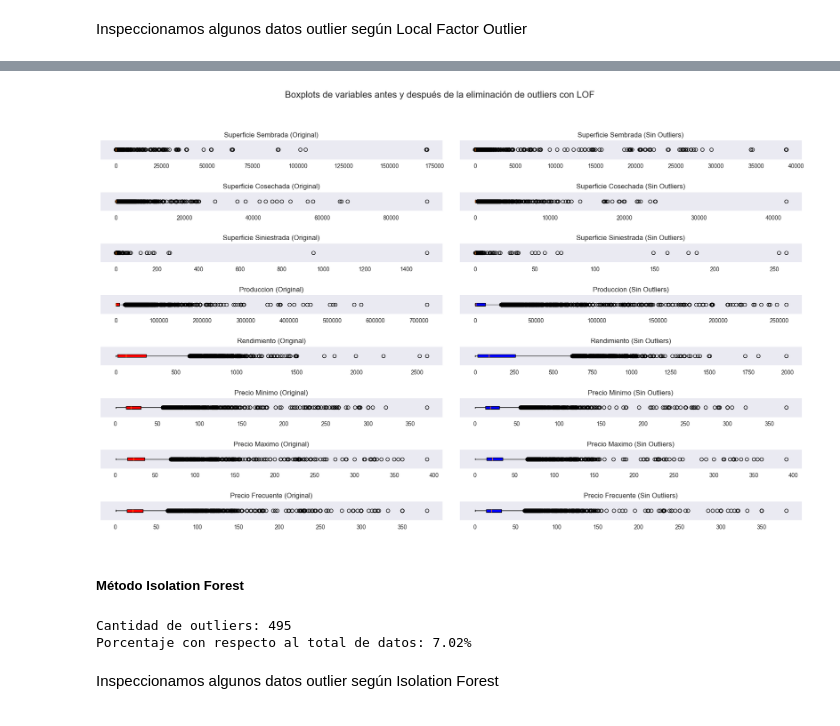
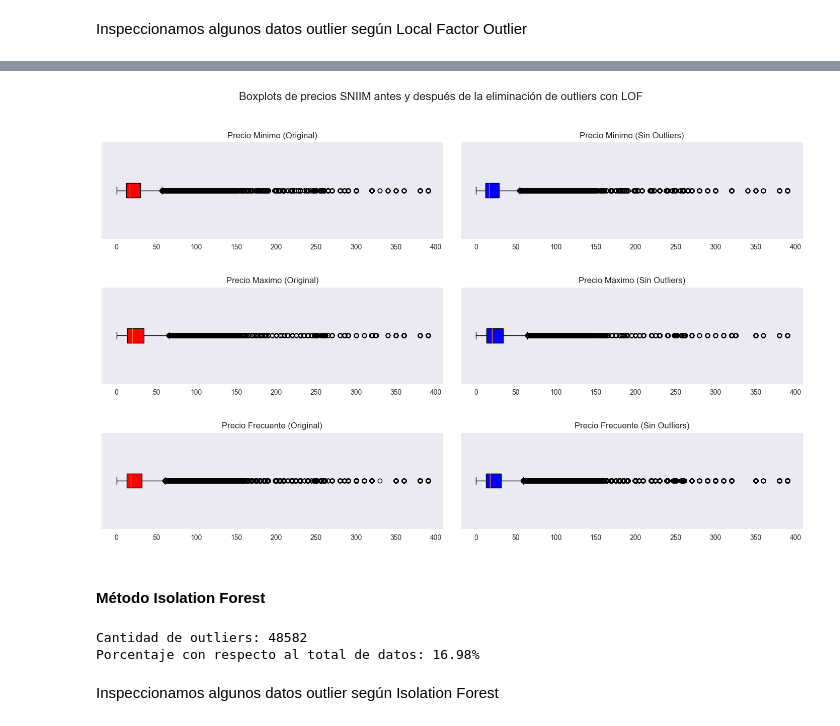
Before and after one commit to josemal98/Proyecto_Ing_Caract, a Jupyter notebook: Segunda_parte/EDA.ipynb, the cells around one changed output, grey strips where cells are left out. Drawn from its saved outputs; the diff is of its cells as text; code cells hidden in the pictures.

```diff
--- a/Segunda_parte/EDA.ipynb
+++ b/Segunda_parte/EDA.ipynb
@@ -150,0 +221,4 @@ MUNICIPIOS_UNICOS = list(df_siap['Municipio'].unique())
+# %%
+# Lista de variables numéricas en el DataFrame
+VARIABLES_NUMERICAS_SIAP = ["Superficie Sembrada", "Superficie Cosechada", "Superficie Siniestrada", "Produccion", "Rendimiento",
+                             "Superficie Sembrada Acumulada", "Superficie Cosechada Acumulada", "Superficie Siniestrada Acumulada", "Produccion Acumulada"]
@@ -420,3 +815,5 @@ Debido a la manipulación que realizamos con los cultivos del SNIIM para homolog
+# %%
+VARIABLES_NUMERICAS_SNIIM = ["Precio Minimo", "Precio Maximo", "Precio Frecuente"]
 # %% [markdown]
 ##### Promedio mensual de precios SNIIM
 # %%
@@ -660,14 +889,10 @@ df_merge.drop(columns='Año', axis=1).describe()
 # Fijamos estilo
 sns.set_style("dark")
 
-# Lista con re-ordenamiento de las variables numéricas
-variables_numericas = ["Superficie Sembrada", "Superficie Cosechada", "Superficie Siniestrada",
-                       "Precio Minimo", "Precio Maximo", "Precio Frecuente", "Produccion", "Rendimiento"]
-
 # Configurar la figura y los subplots
-num_rows = 3
-num_cols = 3
-fig, axes = plt.subplots(num_rows, num_cols, figsize=(18, 12))
+num_rows = 2
+num_cols = 2
+fig, axes = plt.subplots(num_rows, num_cols, figsize=(14, 8))
 # Ajustar el espacio entre subplots
 fig.subplots_adjust(wspace=0.3, hspace=0.3, bottom=-0.1)
 
@@ -675,8 +900,8 @@ fig.subplots_adjust(wspace=0.3, hspace=0.3, bottom=-0.1)
 axes = axes.reshape(-1)
 
 # Iterar a través de las columnas numéricas y crear boxplots divididos por HeartDisease
-for i, variable in enumerate(variables_numericas):
-    sns.boxplot(data=df_merge, y=variable, ax=axes[i], width=0.3)
+for i, variable in enumerate(VARIABLES_NUMERICAS_SNIIM):
+    sns.boxplot(data=df_sniim_orig_cult, y=variable, ax=axes[i], width=0.3)
     axes[i].set_title(f'{variable}')
     axes[i].set_xlabel('')
     axes[i].set_ylabel('')
@@ -685,12 +910,10 @@ for i, variable in enumerate(variables_numericas):
 fig.delaxes(axes[-1])
 
 # Agregar un título general a la figura
-fig.suptitle('Boxplots de las Variables Numéricas', fontsize=16)
+fig.suptitle('Boxplots de precios SNIIM', fontsize=16)
 
-axes[0].set_ylabel('Hectareas')
-axes[3].set_ylabel('Pesos')
-axes[6].set_ylabel('Toneladas')
-axes[7].set_ylabel('Tonelada / Hectarea')
+axes[0].set_ylabel('Pesos')
+axes[2].set_ylabel('Pesos')
 
 # Ajustar el espaciado entre subplots
 #plt.tight_layout()
@@ -746,14 +962,14 @@ plt.show()
 clf = LocalOutlierFactor(n_neighbors=20)
 
 # Quitar columnas cualitativas
-X = df_merge.drop(columns=['Año', 'Entidad', 'Mes', 'Cultivo'])
+X = df_sniim_orig_cult.drop(columns=['Fecha', 'Origen', 'Destino', 'Cultivo SIAP'])
 
 # Buscar outliers
 estimado_LOF = clf.fit_predict(X)
 
 # Contar y mostrar resultados
 cantidad_outliers_LOF = abs(estimado_LOF[estimado_LOF==-1].sum())
-porcentaje_outliers_LOF = cantidad_outliers_LOF / len(df_merge) * 100
+porcentaje_outliers_LOF = cantidad_outliers_LOF / len(df_sniim_orig_cult) * 100
 
 print(f"Cantidad de outliers: {cantidad_outliers_LOF}")
 print(f"Porcentaje con respecto al total de datos: {porcentaje_outliers_LOF:.2f}%")
@@ -789,59 +999,59 @@ outliers_LOF.sample(n=20)
 # %%
 # Eliminar outliers del DataFrame
-df_clean_LOF = df_merge[~(estimado_LOF==-1)]
+df_clean_LOF = df_sniim_orig_cult[~(estimado_LOF==-1)]
 
 # Configurar la figura y los subplots con orientación horizontal
-fig, axes = plt.subplots(nrows=8, ncols=2, figsize=(22, 12))
+fig, axes = plt.subplots(nrows=3, ncols=2, figsize=(18, 10))
 
 # Iterar a través de las columnas numéricas y crear boxplots horizontales
-for i, variable in enumerate(VARIABLES_NUMERICAS):
+for i, variable in enumerate(VARIABLES_NUMERICAS_SNIIM):
     # Boxplot original en rojo con relleno rojo
-    axes[i, 0].boxplot(df_merge[variable], vert=False, patch_artist=True, boxprops=dict(facecolor='red'))
+    axes[i, 0].boxplot(df_sniim_orig_cult[variable], vert=False, patch_artist=True, boxprops=dict(facecolor='red'))
     axes[i, 0].set_title(f'{variable} (Original)')
 
     # Boxplot sin outliers en azul con relleno azul
     axes[i, 1].boxplot(df_clean_LOF[variable], vert=False, patch_artist=True, boxprops=dict(facecolor='blue'))
     axes[i, 1].set_title(f'{variable} (Sin Outliers)')
 
     # Eliminar las etiquetas en la columna de la derecha
     axes[i, 0].set_yticklabels([])
     axes[i, 1].set_yticklabels([])
 
 # Ajustar el espaciado entre subplots
 #plt.tight_layout()
 
 # Agregar un título general a la figura
-fig.suptitle('Boxplots de variables antes y después de la eliminación de outliers con LOF', fontsize=16)
+fig.suptitle('Boxplots de precios SNIIM antes y después de la eliminación de outliers con LOF', fontsize=16)
 
 # Ajustar el espaciado entre subplots verticalmente
-plt.subplots_adjust(hspace=1.7, wspace=0.05)
+plt.subplots_adjust(hspace=.5, wspace=0.05)
 
 # Mostrar la figura
 plt.show()
 # %% [output]
-[figure, old version]
+[figure, new version]
 # %% [markdown]
-##### Método Isolation Forest
+#### Método Isolation Forest
 # %%
 # Crear modelo Isolation Forest
 random_state = np.random.RandomState(42)
 clf = IsolationForest(n_estimators=100,max_samples='auto',random_state=random_state)  # Puedes ajustar el parámetro de contaminación según tus necesidades
 
 # Quitar columnas cualitativas
-X = df_merge.drop(columns=['Año', 'Entidad', 'Mes', 'Cultivo'])
+X = df_sniim_orig_cult.drop(columns=['Fecha', 'Origen', 'Destino', 'Cultivo SIAP'])
 
 # Entrenar el modelo y predecir outliers
 estimado_IF = clf.fit_predict(X)
 
 # Contar y mostrar resultados
 cantidad_outliers_IF = len(estimado_IF[estimado_IF == -1])
-porcentaje_outliers_IF = cantidad_outliers_IF / len(df_merge) * 100
+porcentaje_outliers_IF = cantidad_outliers_IF / len(df_sniim_orig_cult) * 100
 
 print(f"Cantidad de outliers: {cantidad_outliers_IF}")
 print(f"Porcentaje con respecto al total de datos: {porcentaje_outliers_IF:.2f}%")
 # %% [output]
-Cantidad de outliers: 495
-Porcentaje con respecto al total de datos: 7.02%
+Cantidad de outliers: 48582
+Porcentaje con respecto al total de datos: 16.98%
 # %% [markdown]
 Inspeccionamos algunos datos outlier según Isolation Forest
 # %%
```
Also changed, not shown: parts of 96 cells of this notebook.
